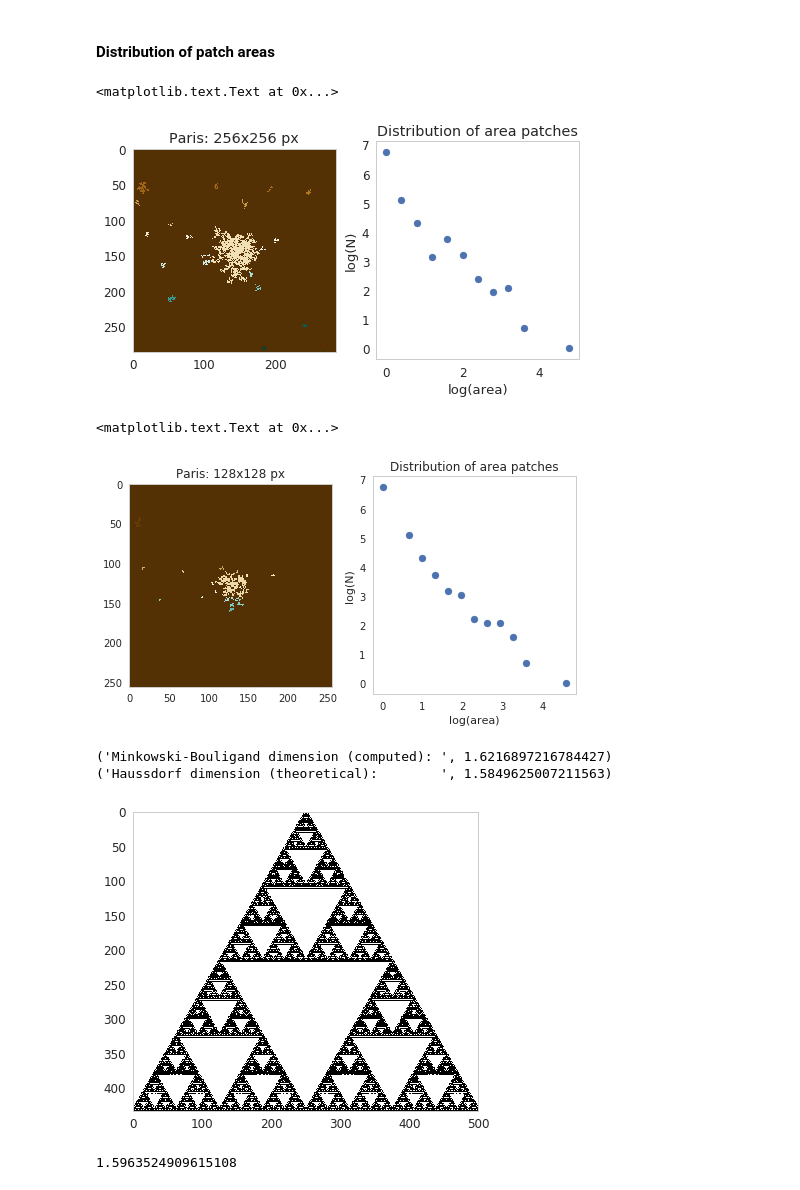
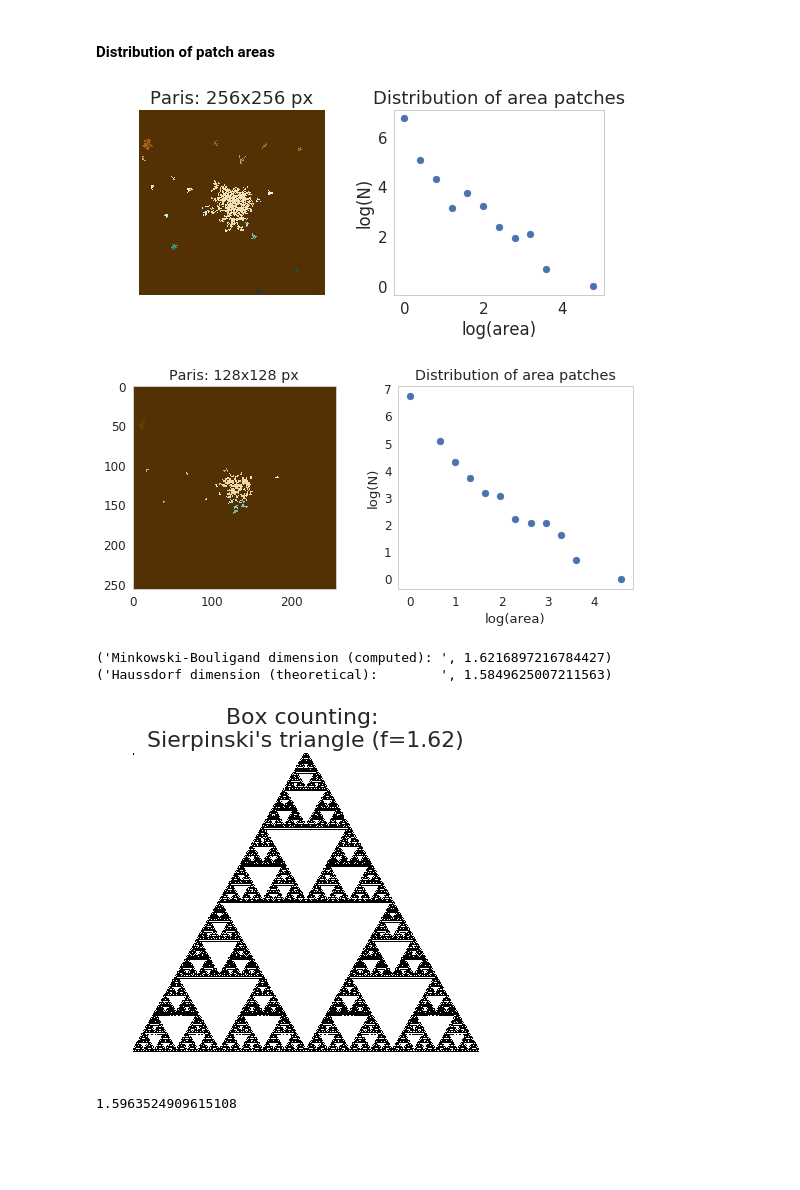
Before and after one commit to adrianalbert/urbanization-patterns, a Jupyter notebook: analysis/Expert summary statistics & data preprocessing.ipynb, the cells around one changed output. Drawn from its saved outputs; the diff is of its cells as text; code cells hidden in the pictures; blank space fills up the shorter version.

```diff
--- a/analysis/Expert summary statistics & data preprocessing.ipynb
+++ b/analysis/Expert summary statistics & data preprocessing.ipynb
@@ -121,32 +121,34 @@ def compute_patch_area_distribution(img, bins=None):
     mask = None; area_sizes = None
     return np.log(N_counts), bins, areas
 # %%
-sns.set_context("notebook", font_scale=1.2)
+sns.set_context("notebook", font_scale=1.5)
 
 areas, mask = compute_patch_areas(img)
 
 area_sizes = [x[1] for x in areas]
 log_area_bins = np.logspace(np.log(min(area_sizes)), np.log(max(area_sizes)), 20, base=np.exp(1))
 log_N, _, _ = compute_patch_area_distribution(img, bins=log_area_bins)
 
 # plot just top 20 areas
 mask1 = mask.copy()
 for a in areas[20:]:
     mask1[mask1==a[0]] = 0
 
 fig, ax = plt.subplots(1,2, figsize=(8,4))
 imgplot = ax[0].imshow(mask1)
 imgplot.set_cmap('BrBG')
 ax[0].set_title("Paris: 256x256 px")
+ax[0].axis("off")
 
 # plot distribution of area sizes
 ax[1].scatter(np.log(log_area_bins[:-1]), log_N, marker="o")
 ax[1].set_title("Distribution of area patches")
 ax[1].set_ylabel("log(N)")
 ax[1].set_xlabel("log(area)")
+
+plt.tight_layout()
 # %% [output]
-<matplotlib.text.Text at 0x...>
-[figure, old version]
+[figure, new version]
 # %%
 areas, mask = compute_patch_areas(resize(img, (256,256), preserve_range=True))
 
@@ -170,9 +172,10 @@ ax[1].scatter(np.log(log_area_bins[:-1]), log_N, marker="o")
 ax[1].set_title("Distribution of area patches")
 ax[1].set_ylabel("log(N)")
 ax[1].set_xlabel("log(area)")
+
+plt.tight_layout()
 # %% [output]
-<matplotlib.text.Text at 0x...>
-[figure, old version]
+[figure, new version]
 # %%
 %%px --local
 
@@ -219,13 +222,16 @@ def fractal_dimension(Z, threshold=0.9):
 # %%
 I = read_img("sierpinski.png")
 plt.imshow(1-I)
+plt.axis("off")
+plt.title("Box counting: \nSierpinski's triangle (f=%2.2f)"%fractal_dimension(I)[0],
+          fontsize=22)
 
 print("Minkowski-Bouligand dimension (computed): ", fractal_dimension(I)[0])
 print("Haussdorf dimension (theoretical):        ", (np.log(3)/np.log(2)))
 # %% [output]
 ('Minkowski-Bouligand dimension (computed): ', 1.6216897216784427)
 ('Haussdorf dimension (theoretical):        ', 1.5849625007211563)
-[figure, old version]
+[figure, new version]
 # %%
 frac_dim, log_box_sizes, log_box_counts = fractal_dimension(img)
 frac_dim
```
Also changed, not shown: parts of 3 cells of this notebook, 7 other files.
